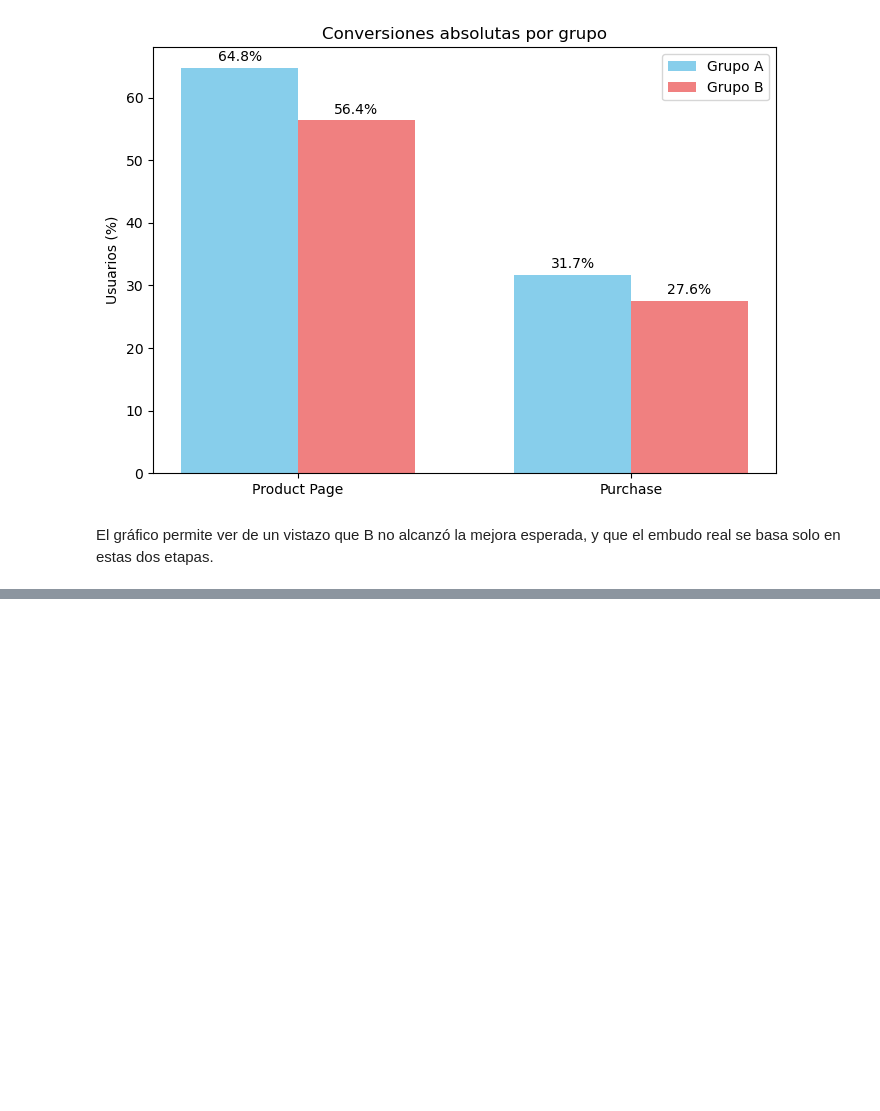
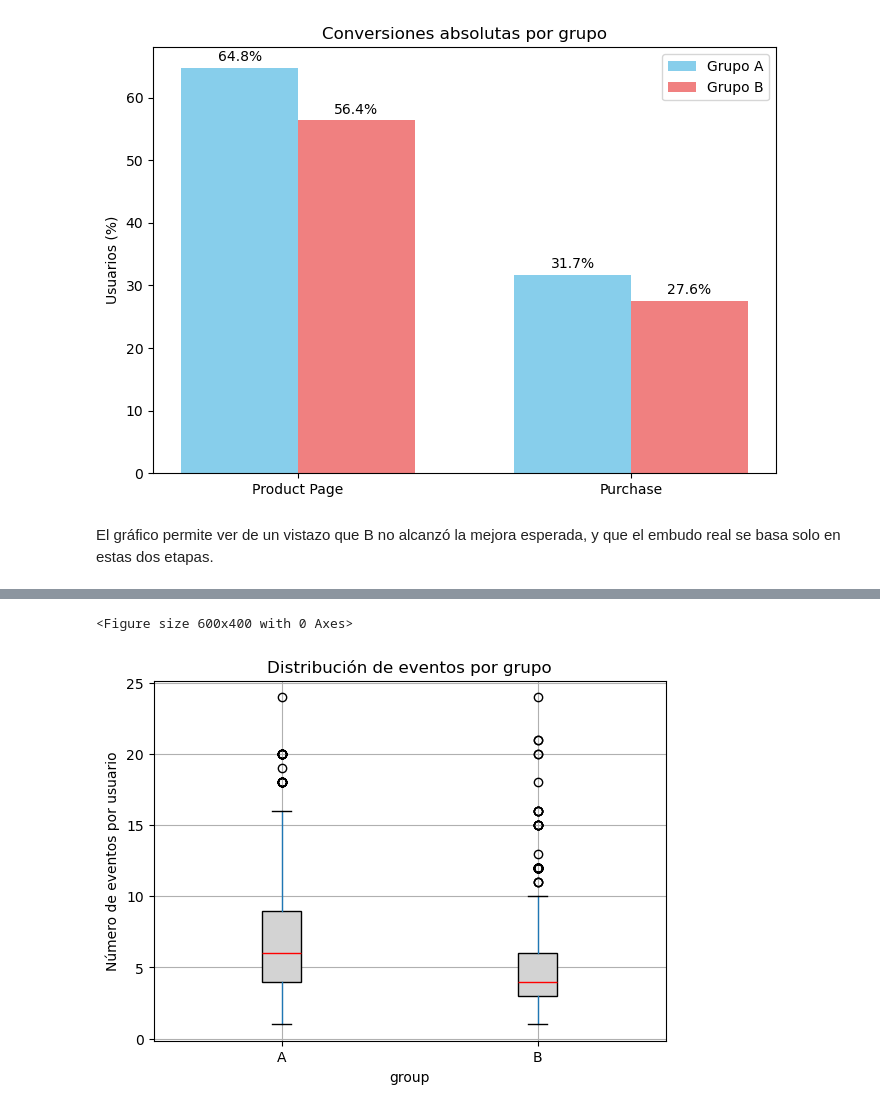
Before and after one commit to latostadorano/tt_s14_final, a Jupyter notebook: test_ab.ipynb, the cells around one changed output, grey strips where cells are left out. Saved outputs shown, nothing was run; the diff lists cells and outputs as text; code cells hidden in the pictures; blank space fills up the shorter version.

```diff
--- a/test_ab.ipynb
+++ b/test_ab.ipynb
@@ -710,0 +739,11 @@ El gráfico permite ver de un vistazo que B no alcanzó la mejora esperada, y qu
+# %%
+plt.figure(figsize=(6,4))
+events_per_user.boxplot(column="num_events", by="group", grid=True, patch_artist=True,
+                        boxprops=dict(facecolor='lightgray'), medianprops=dict(color='red'))
+plt.ylabel("Número de eventos por usuario")
+plt.title("Distribución de eventos por grupo")
+plt.suptitle("")
+plt.show()
+# %% [output]
+<Figure size 600x400 with 0 Axes>
+[figure, added]
```
Also changed, not shown: parts of 13 cells of this notebook.
